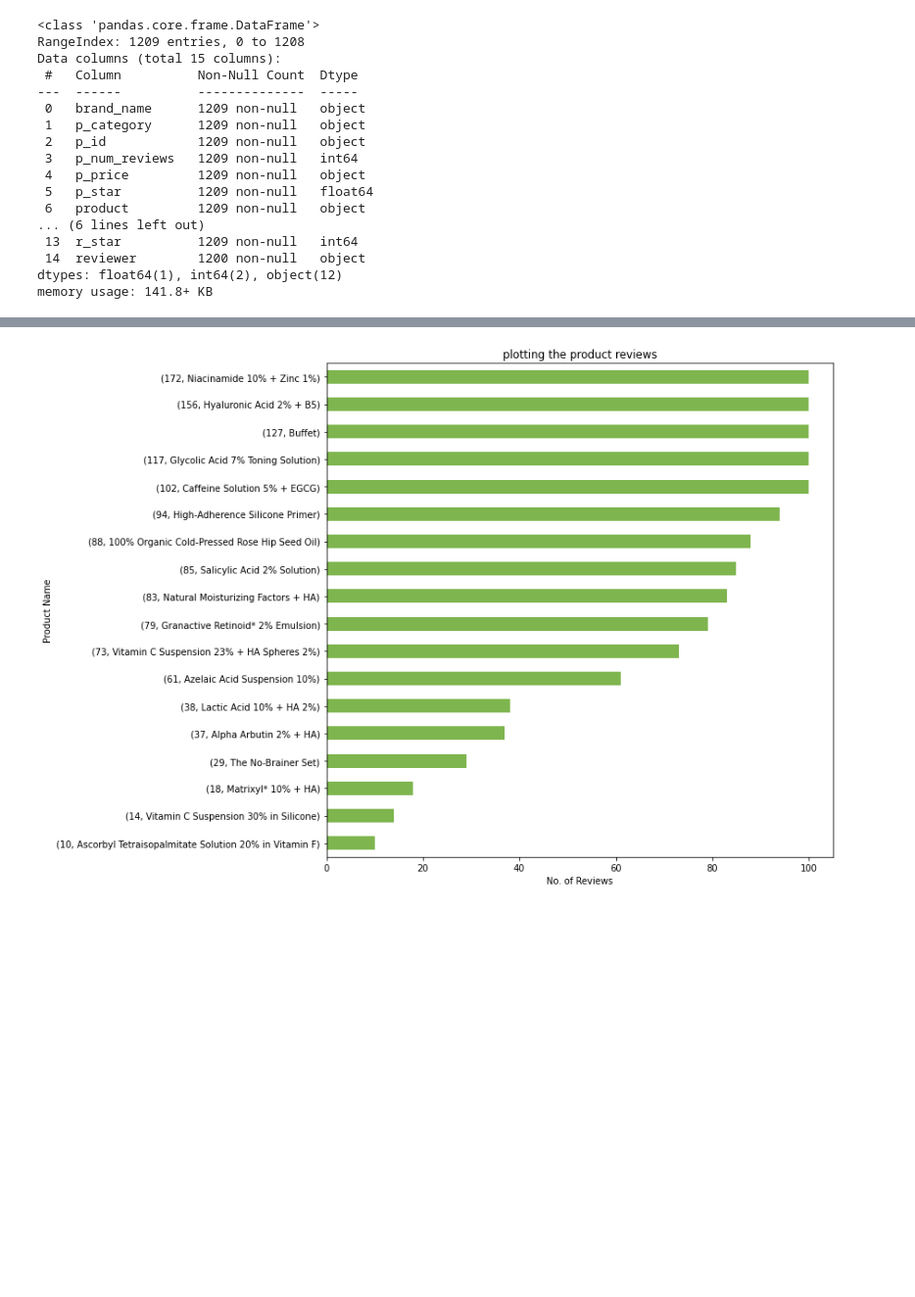
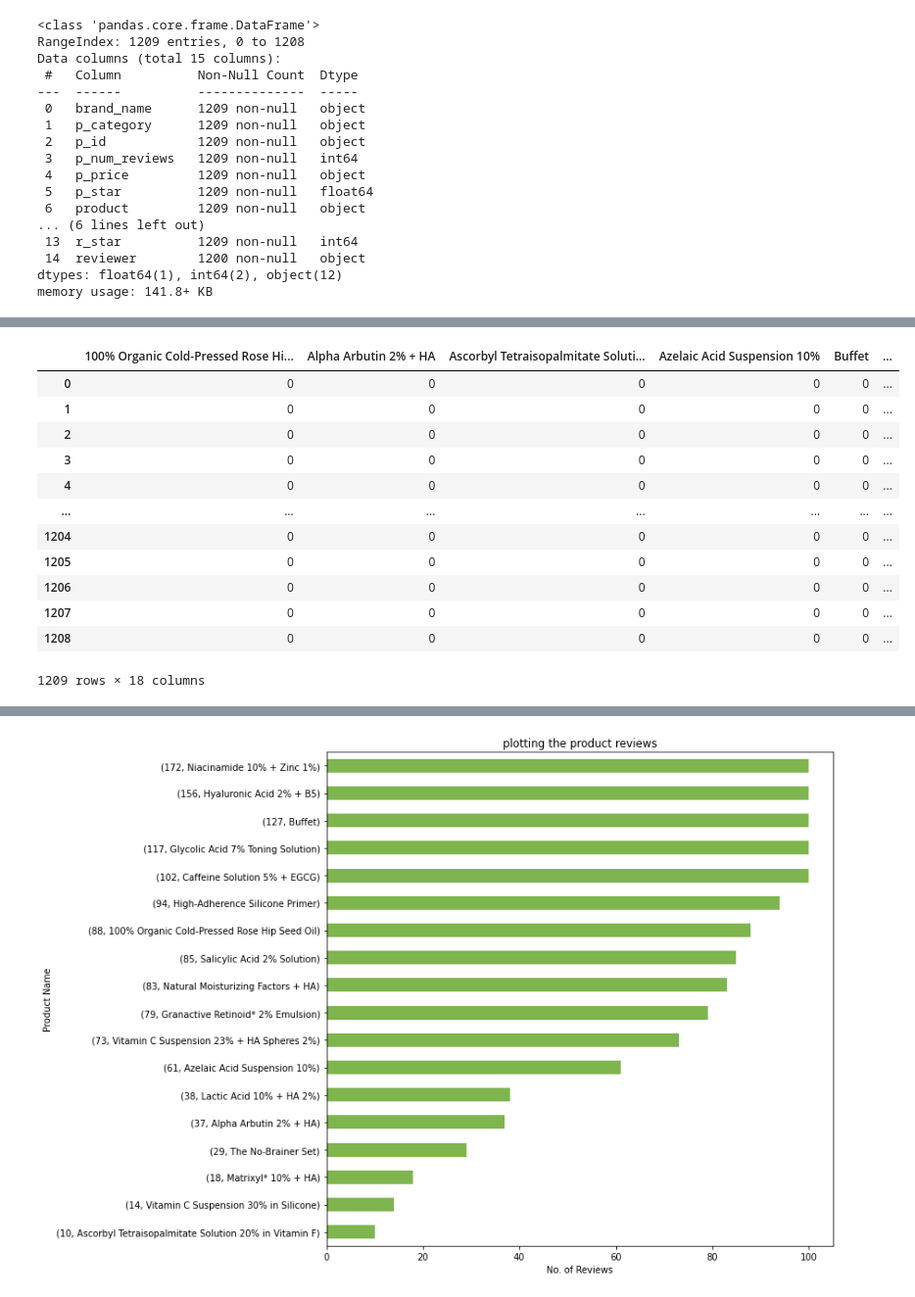
Before and after one commit to RonyEmam/The-Ordinary-Sales-Analysis, a Jupyter notebook: The Ordinary Sales Analysis.ipynb, the cells around one changed output, grey strips where cells are left out. Shown at 98% size. Saved outputs shown, nothing was run; the diff lists cells and outputs as text; code cells hidden in the pictures; blank space fills up the shorter version.

```diff
--- a/The Ordinary Sales Analysis.ipynb
+++ b/The Ordinary Sales Analysis.ipynb
@@ -41,0 +84,20 @@ memory usage: 141.8+ KB
+# %%
+#Convert the variable "product" into multiple columns in order to count the values and create visualizations
+
+one_hot_encoding = pd.get_dummies(df['product']) #It's working!
+one_hot_encoding = pd.DataFrame(one_hot_encoding)
+one_hot_encoding
+# %% [output]
+|  | 100% Organic Cold-Pressed Rose Hi... | Alpha Arbutin 2% + HA | Ascorbyl Tetraisopalmitate Soluti... | Azelaic Acid Suspension 10% | Buffet | ... |
+| 0 | 0 | 0 | 0 | 0 | 0 | ... |
+| 1 | 0 | 0 | 0 | 0 | 0 | ... |
+| 2 | 0 | 0 | 0 | 0 | 0 | ... |
+| 3 | 0 | 0 | 0 | 0 | 0 | ... |
+| 4 | 0 | 0 | 0 | 0 | 0 | ... |
+| ... | ... | ... | ... | ... | ... | ... |
+| 1204 | 0 | 0 | 0 | 0 | 0 | ... |
+| 1205 | 0 | 0 | 0 | 0 | 0 | ... |
+| 1206 | 0 | 0 | 0 | 0 | 0 | ... |
+| 1207 | 0 | 0 | 0 | 0 | 0 | ... |
+| 1208 | 0 | 0 | 0 | 0 | 0 | ... |
+1209 rows × 18 columns
```
Also changed, not shown: parts of 25 cells of this notebook, 1 other file.
